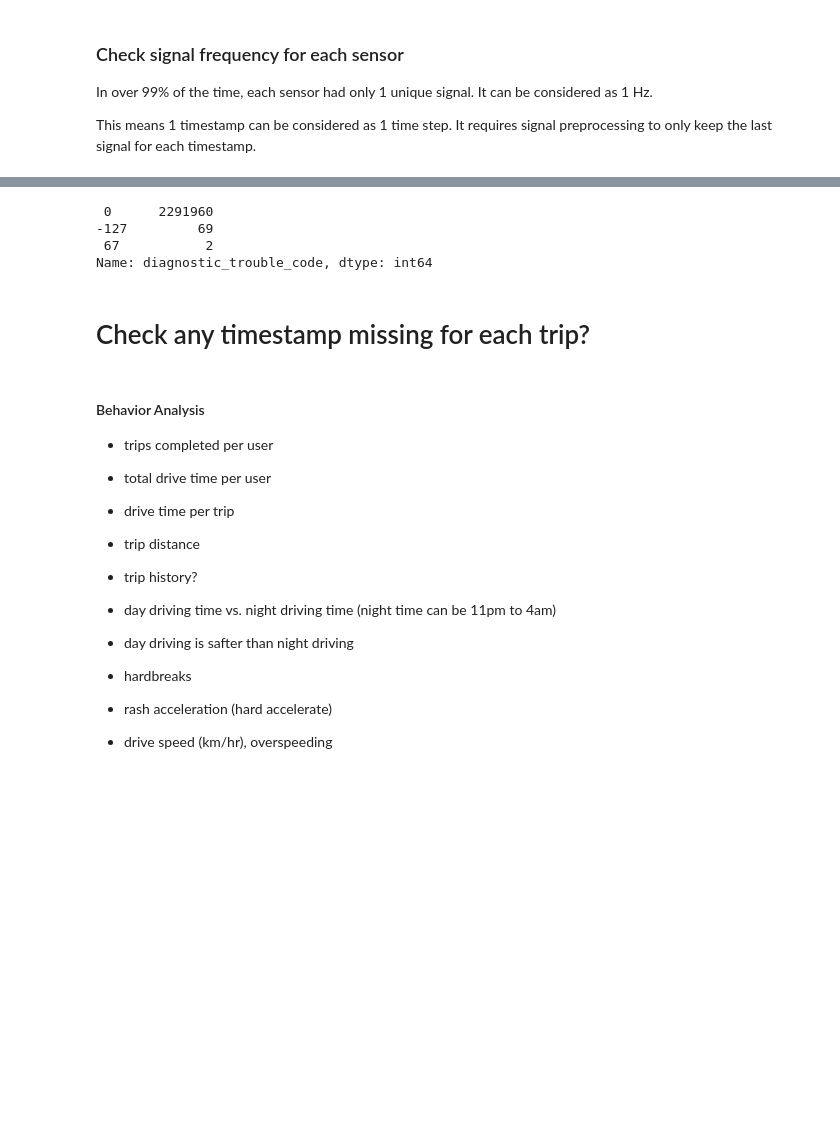
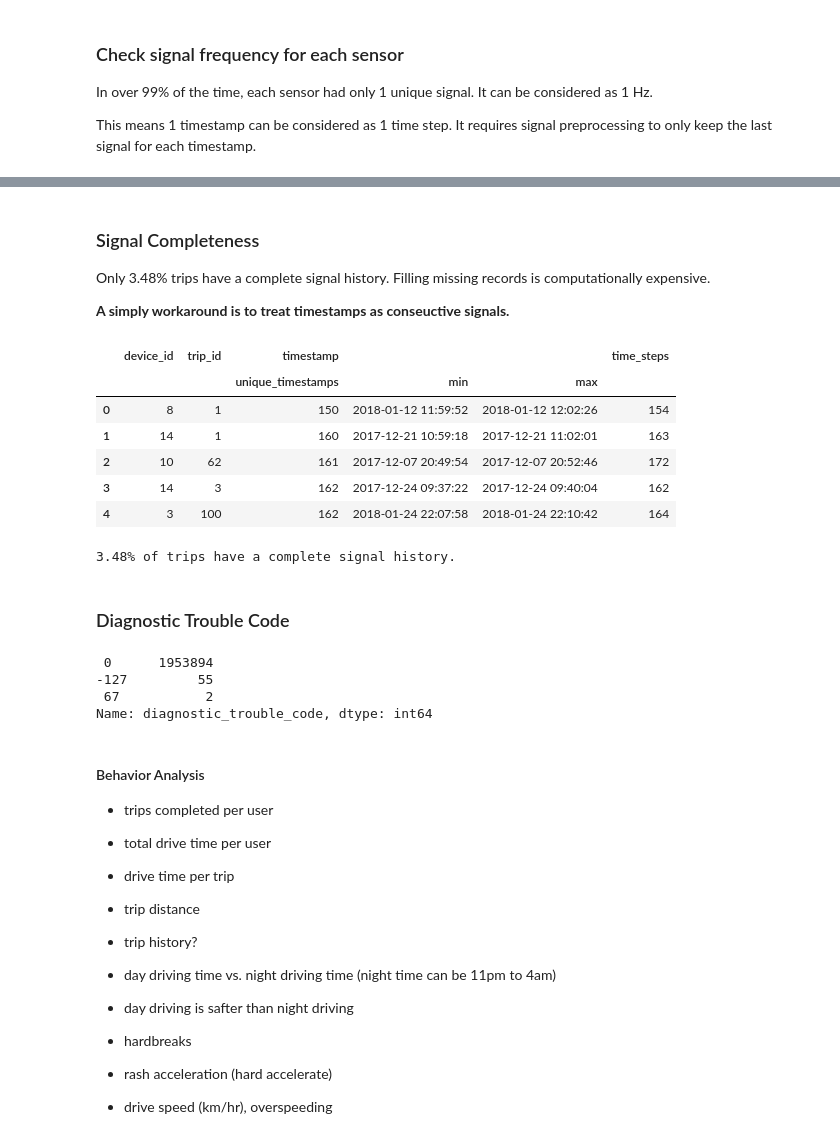
Before and after one commit to qirun-chen/getting-into-telematics, a Jupyter notebook: EDA.ipynb, the cells around one changed output, grey strips where cells are left out. Cells and saved outputs as stored; diff of their text form; code cells hidden in the pictures; blank space fills up the shorter version.

```diff
--- a/EDA.ipynb
+++ b/EDA.ipynb
@@ -398,12 +343,43 @@ See the caveats in the documentation: https://pandas.pydata.org/pandas-docs/stab
-# %%
-car_df['diagnostic_trouble_code'].value_counts()
-# %% [output]
- 0      2291960
--127         69
- 67           2
-Name: diagnostic_trouble_code, dtype: int64
 # %% [markdown]
-# Check any timestamp missing for each trip?
+### Signal Completeness
+Only 3.48% trips have a complete signal history. Filling missing records is computationally expensive.
+
+**A simply workaround is to treat timestamps as conseuctive signals.**
+# %%
+def unique_timestamps(x):
+    return len(set(x))
+
+trip_df = car_df[['device_id', 'trip_id', 'timestamp']]\
+    .groupby(['device_id', 'trip_id'])\
+    .agg({'timestamp': [unique_timestamps, min, max]})\
+    .sort_values(('timestamp', 'unique_timestamps'))\
+    .reset_index()
+# %%
+trip_df['time_steps'] = (trip_df[('timestamp', 'max')] - trip_df[('timestamp', 'min')]).dt.seconds
+trip_df.head(5)
+# %% [output]
+|  | device_id | trip_id | timestamp |  |  | time_steps |
+|  |  |  | unique_timestamps | min | max |  |
+| 0 | 8 | 1 | 150 | 2018-01-12 11:59:52 | 2018-01-12 12:02:26 | 154 |
+| 1 | 14 | 1 | 160 | 2017-12-21 10:59:18 | 2017-12-21 11:02:01 | 163 |
+| 2 | 10 | 62 | 161 | 2017-12-07 20:49:54 | 2017-12-07 20:52:46 | 172 |
+| 3 | 14 | 3 | 162 | 2017-12-24 09:37:22 | 2017-12-24 09:40:04 | 162 |
+| 4 | 3 | 100 | 162 | 2018-01-24 22:07:58 | 2018-01-24 22:10:42 | 164 |
+# %%
+trip_df['is_complete'] = (trip_df['time_steps'] == trip_df[('timestamp', 'unique_timestamps')])
+print("{:,.3}% of trips have a complete signal history.".format(
+    trip_df[(trip_df['is_complete'] == True)].shape[0] / trip_df.shape[0] * 100))
+# %% [output]
+3.48% of trips have a complete signal history.
+# %% [markdown]
+### Diagnostic Trouble Code
+# %%
+car_df['diagnostic_trouble_code'].value_counts()
+# %% [output]
+ 0      1953894
+-127         55
+ 67           2
+Name: diagnostic_trouble_code, dtype: int64
 # %% [markdown]
 #### Behavior Analysis
 - trips completed per user
```
Also changed, not shown: parts of 35 cells of this notebook.
